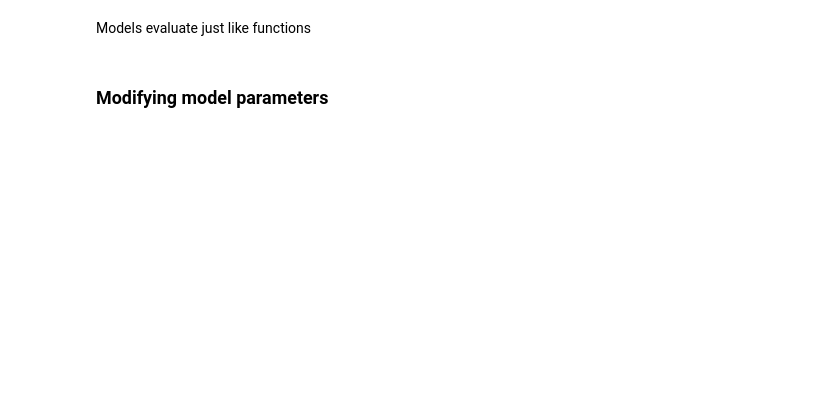
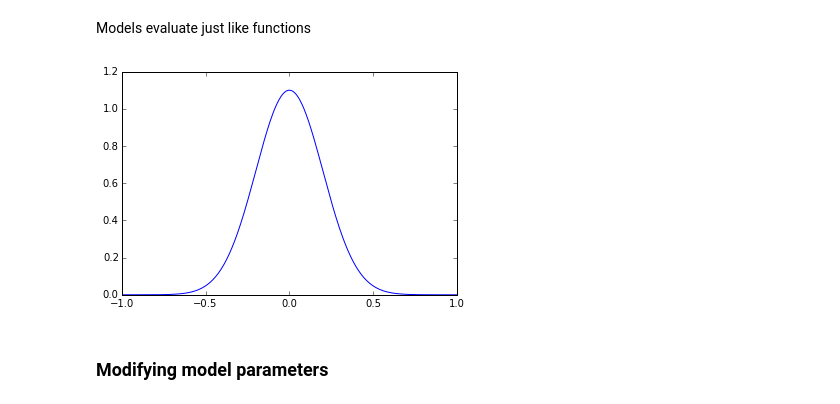
Before and after one commit to astropy/AAS2015, a Jupyter notebook: notebooks/07_models.ipynb, the cells around one changed output. Cells and saved outputs as stored; diff of their text form; code cells hidden in the pictures; blank space fills up the shorter version.

```diff
--- a/notebooks/07_models.ipynb
+++ b/notebooks/07_models.ipynb
@@ -23,9 +48,11 @@ print(g.amplitude, g.mean, g.stddev)
 # %% [markdown]
 Models evaluate just like functions
 # %%
-x = linspace(-1.,1.,500) # array of equally spaced x  values from -1 to 1
-clf()
-plot(x,g(x))
+x = np.linspace(-1.,1.,500) # array of equally spaced x  values from -1 to 1
+plt.plot(x,g(x))
+None
+# %% [output]
+[figure, added]
 # %% [markdown]
 ### Modifying model parameters
 # %%
```
Also changed, not shown: parts of 22 cells of this notebook.
